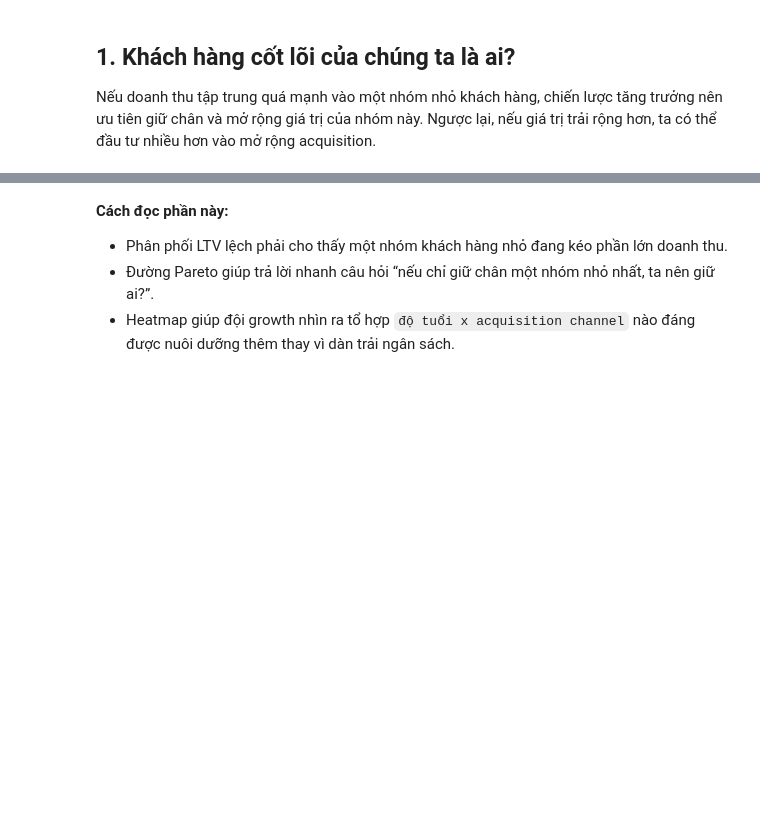
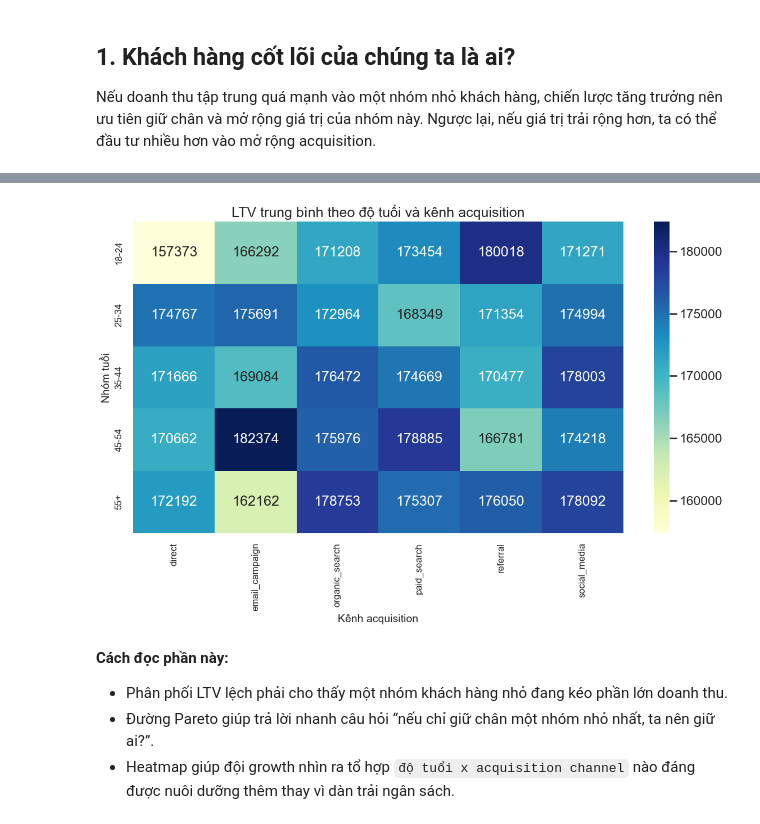
Before and after one commit to huytdqhe180383/Datathon_2026_Vin, a Jupyter notebook: notebooks/data_storytelling.ipynb, the cells around one changed output, grey strips where cells are left out. Saved outputs shown, nothing was run; the diff lists cells and outputs as text; code cells hidden in the pictures; blank space fills up the shorter version.

```diff
--- a/notebooks/data_storytelling.ipynb
+++ b/notebooks/data_storytelling.ipynb
@@ -127,6 +134,19 @@ print(f"Kênh acquisition có LTV trung bình cao nhất: {best_channel['acquisi
 Top 10% khách hàng tạo ra 40.0% doanh thu.
 Top 20% khách hàng tạo ra 60.7% doanh thu.
 Kênh acquisition có LTV trung bình cao nhất: social_media (175,458).
+# %%
+fig, ax = plt.subplots(figsize=(12, 8))
+
+sns.heatmap(heatmap_data, annot=True, fmt=".0f", cmap="YlGnBu", ax=ax)
+ax.set_title("LTV trung bình theo độ tuổi và kênh acquisition", fontsize=18)
+ax.set_xlabel("Kênh acquisition", fontsize=14)
+ax.set_ylabel("Nhóm tuổi", fontsize=14)
+ax.tick_params(axis="both", labelsize=12)
+
+plt.tight_layout()
+plt.show()
+# %% [output]
+[figure, added]
 # %% [markdown]
 
 **Cách đọc phần này:**
```
Also changed, not shown: parts of 6 cells of this notebook, 16 other files.
